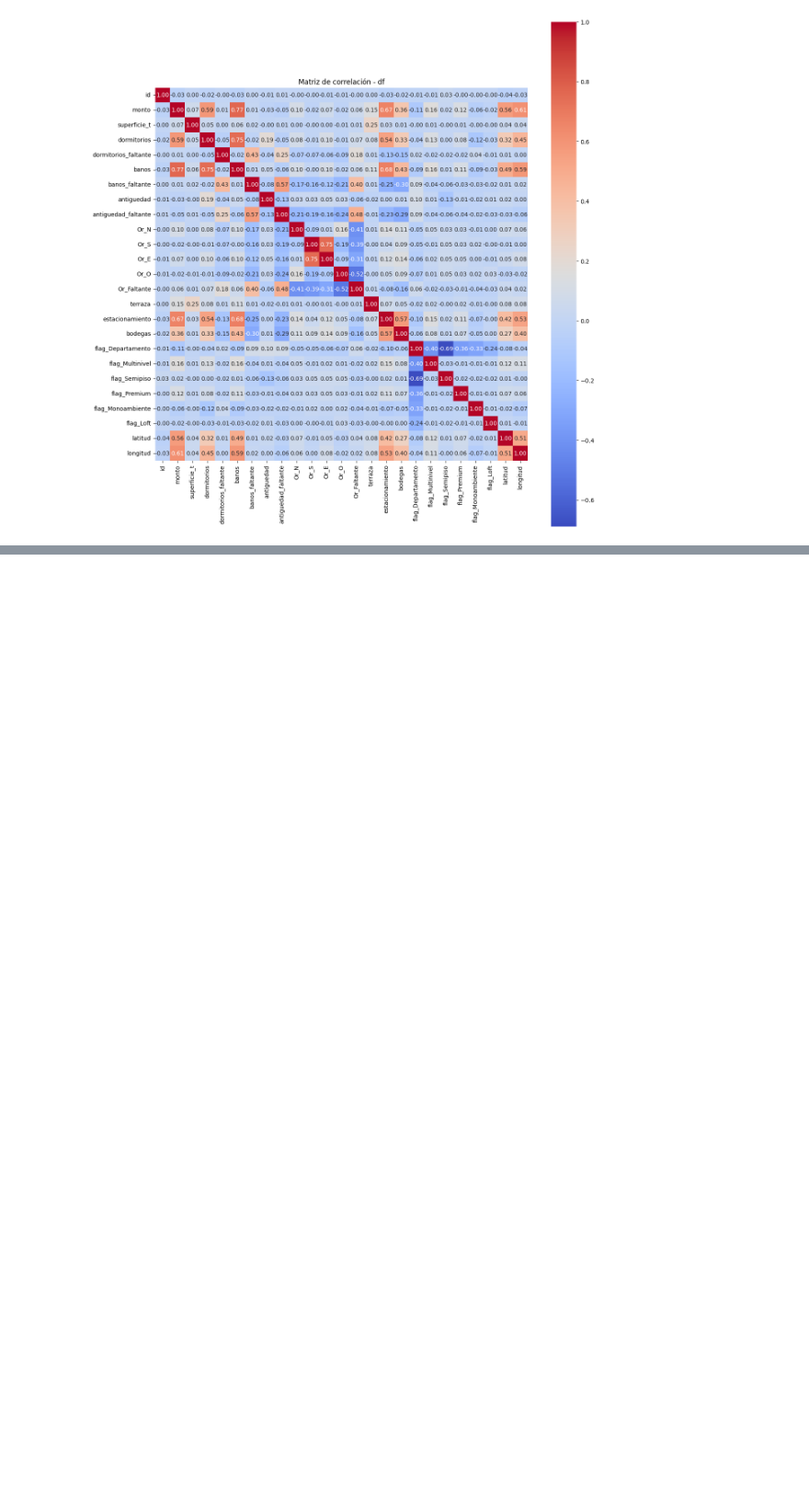
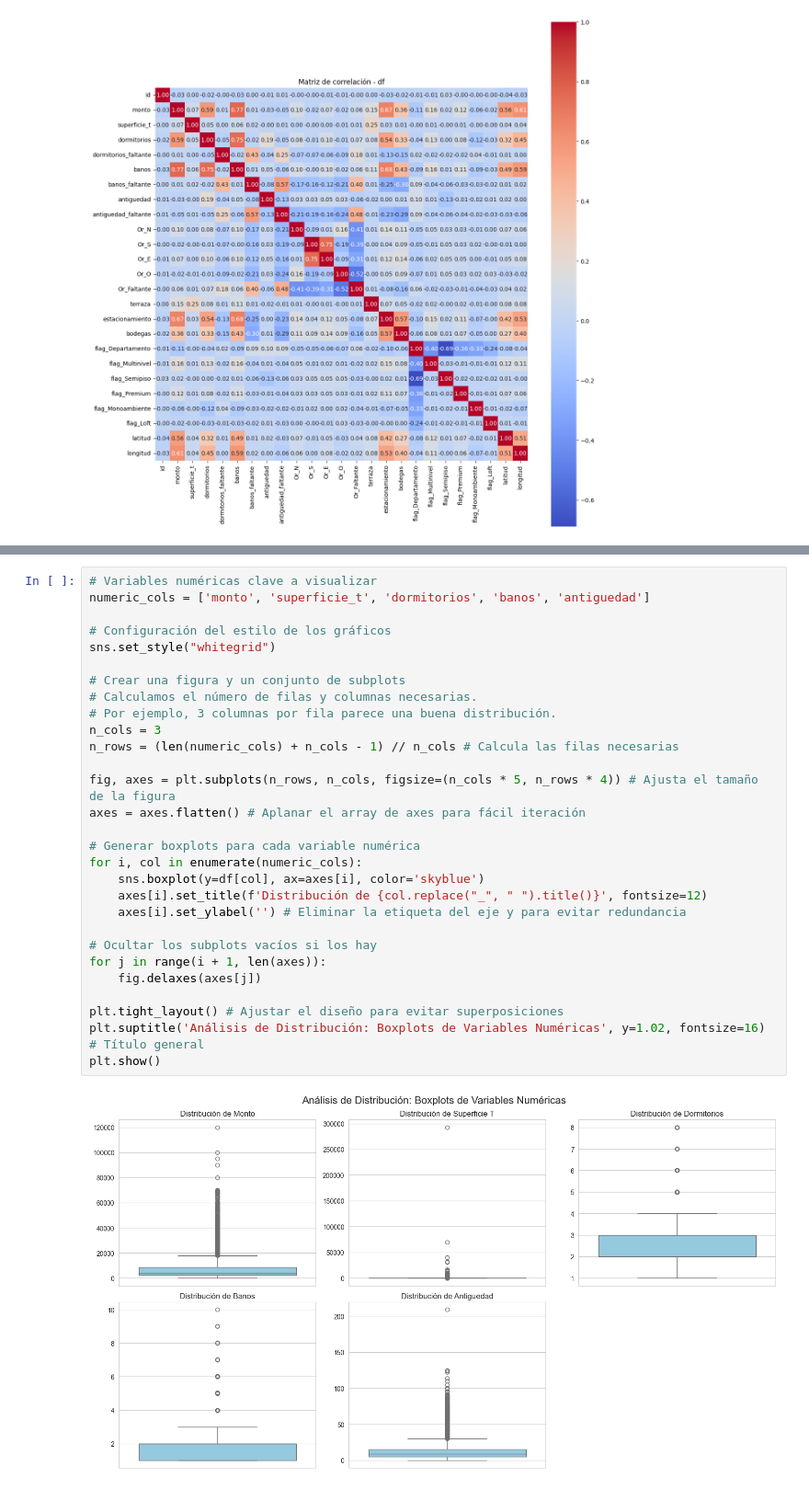
Before and after one commit to AlonsoDS/Proyecto_titulo, a Jupyter notebook: WebScraper/Analisis.ipynb, the cells around one changed output, grey strips where cells are left out. Shown at 92% size. Saved outputs shown, nothing was run; the diff lists cells and outputs as text; blank space fills up the shorter version.

```diff
--- a/WebScraper/Analisis.ipynb
+++ b/WebScraper/Analisis.ipynb
@@ -56,0 +121,31 @@ plt.show()
+# %%
+# Variables numéricas clave a visualizar
+numeric_cols = ['monto', 'superficie_t', 'dormitorios', 'banos', 'antiguedad']
+
+# Configuración del estilo de los gráficos
+sns.set_style("whitegrid")
+
+# Crear una figura y un conjunto de subplots
+# Calculamos el número de filas y columnas necesarias.
+# Por ejemplo, 3 columnas por fila parece una buena distribución.
+n_cols = 3
+n_rows = (len(numeric_cols) + n_cols - 1) // n_cols # Calcula las filas necesarias
+
+fig, axes = plt.subplots(n_rows, n_cols, figsize=(n_cols * 5, n_rows * 4)) # Ajusta el tamaño de la figura
+axes = axes.flatten() # Aplanar el array de axes para fácil iteración
+
+# Generar boxplots para cada variable numérica
+for i, col in enumerate(numeric_cols):
+    sns.boxplot(y=df[col], ax=axes[i], color='skyblue')
+    axes[i].set_title(f'Distribución de {col.replace("_", " ").title()}', fontsize=12)
+    axes[i].set_ylabel('') # Eliminar la etiqueta del eje y para evitar redundancia
+
+# Ocultar los subplots vacíos si los hay
+for j in range(i + 1, len(axes)):
+    fig.delaxes(axes[j])
+
+plt.tight_layout() # Ajustar el diseño para evitar superposiciones
+plt.suptitle('Análisis de Distribución: Boxplots de Variables Numéricas', y=1.02, fontsize=16) # Título general
+plt.show()
+# %% [output]
+[figure, added]
```
Also changed, not shown: parts of 12 cells of this notebook.
